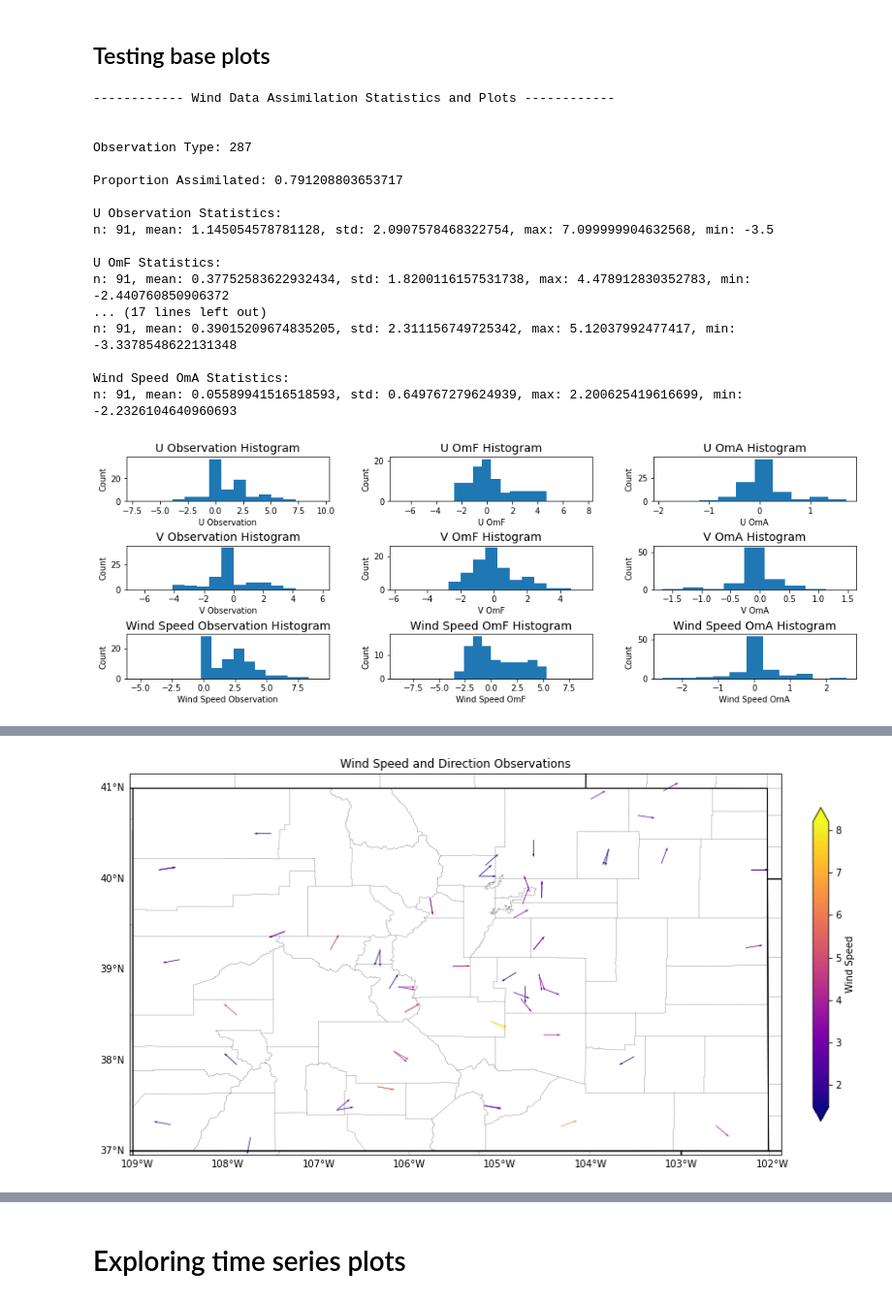
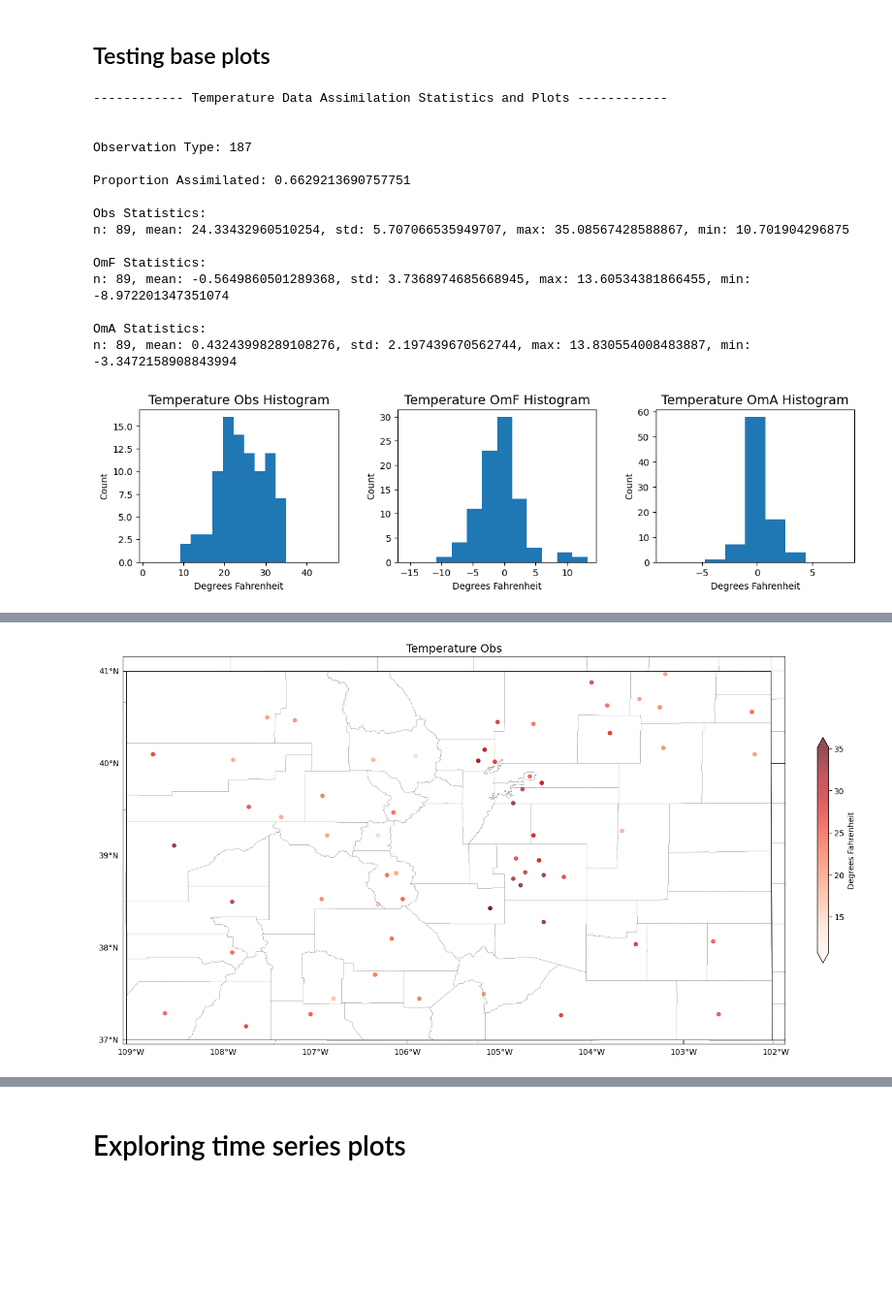
Before and after one commit to NOAA-GSL/pyDAmonitor, a Jupyter notebook: code/plot_testing.ipynb, the cells around one changed output, grey strips where cells are left out. Shown: that part at 97% size. Saved outputs shown, nothing was run; the diff lists cells and outputs as text; code cells hidden in the pictures; blank space fills up the shorter version.

Commit message:
Small tweaks to plots

```diff
--- a/code/plot_testing.ipynb
+++ b/code/plot_testing.ipynb
@@ -22,12 +22,12 @@ diag_uv_ges_fp = '../example_data/diag_conv_uv_ges.2024031812.nc4'
 diag_uv_anl_fp = '../example_data/diag_conv_uv_anl.2024031812.nc4'
 # %%
 #Temperature Diag file
-# diag_ges = Conventional(diag_t_ges_fp)
-# diag_anl = Conventional(diag_t_anl_fp)
+diag_ges = Conventional(diag_t_ges_fp)
+diag_anl = Conventional(diag_t_anl_fp)
 
 #Wind Diag file
-diag_ges = Conventional(diag_uv_ges_fp)
-diag_anl = Conventional(diag_uv_anl_fp)
+# diag_ges = Conventional(diag_uv_ges_fp)
+# diag_anl = Conventional(diag_uv_anl_fp)
 # %% [markdown]
 ## Query data
 # %%
@@ -63,14 +63,14 @@ co_lons = (360-109, 360-102) #to convert from deg west to deg east
 # wind examples
 # df_anl_fil = filter_df(df_anl, obs_types= [287], hem='CONUS')
 # df_ges_fil = filter_df(df_ges, obs_types= [287], hem='CONUS')
-df_anl_fil = filter_df(df_anl, obs_types= [287], lat_range=co_lats, lon_range=co_lons)
-df_ges_fil = filter_df(df_ges, obs_types= [287], lat_range=co_lats, lon_range=co_lons)
+# df_anl_fil = filter_df(df_anl, obs_types= [287], lat_range=co_lats, lon_range=co_lons)
+# df_ges_fil = filter_df(df_ges, obs_types= [287], lat_range=co_lats, lon_range=co_lons)
 
 # temp examples
 # df_anl_fil = filter_df(df_anl, obs_types= [187], hem='CONUS')
 # df_ges_fil = filter_df(df_ges, obs_types= [187], hem='CONUS')
-# df_anl_fil = filter_df(df_anl, obs_types= [187], lat_range=co_lats, lon_range=co_lons)
-# df_ges_fil = filter_df(df_ges, obs_types= [187], lat_range=co_lats, lon_range=co_lons)
+df_anl_fil = filter_df(df_anl, obs_types= [187], lat_range=co_lats, lon_range=co_lons)
+df_ges_fil = filter_df(df_ges, obs_types= [187], lat_range=co_lats, lon_range=co_lons)
 print(len(df_anl_fil))
 print(len(df_ges_fil))
 # %% [output]
@@ -79,24 +79,22 @@ print(len(df_ges_fil))
 # %% [markdown]
 ## Testing base plots
 # %%
-# base_plots(df_anl_fil, df_ges_fil, diag_ges.metadata)
-wind_base_plots(df_anl_fil, df_ges_fil, diag_ges.metadata)
+base_plots(df_anl_fil, df_ges_fil, diag_ges.metadata)
+# wind_base_plots(df_anl_fil, df_ges_fil, diag_ges.metadata)
 # %% [output]
------------- Wind Data Assimilation Statistics and Plots ------------
+------------ Temperature Data Assimilation Statistics and Plots ------------
 
 
-Observation Type: 287
+Observation Type: 187
 
-Proportion Assimilated: 0.791208803653717
+Proportion Assimilated: 0.6629213690757751
 
-U Observation Statistics:
-n: 91, mean: 1.145054578781128, std: 2.0907578468322754, max: 7.099999904632568, min: -3.5
+Obs Statistics:
+n: 89, mean: 24.33432960510254, std: 5.707066535949707, max: 35.08567428588867, min: 10.701904296875
 
-U OmF Statistics:
-n: 91, mean: 0.37752583622932434, std: 1.8200116157531738, max: 4.478912830352783, min: -2.440760850906372
-... (17 lines left out)
-n: 91, mean: 0.39015209674835205, std: 2.311156749725342, max: 5.12037992477417, min: -3.3378548622131348
+OmF Statistics:
+n: 89, mean: -0.5649860501289368, std: 3.7368974685668945, max: 13.60534381866455, min: -8.972201347351074
 
-Wind Speed OmA Statistics:
-n: 91, mean: 0.05589941516518593, std: 0.649767279624939, max: 2.200625419616699, min: -2.2326104640960693
+OmA Statistics:
+n: 89, mean: 0.43243998289108276, std: 2.197439670562744, max: 13.830554008483887, min: -3.3472158908843994
-[figure, old version]
+[figure, new version]
@@ -106 +101 @@ Downloading file 'us_counties_500k.shp' from 'https://github.com/Unidata/MetPy/r
-[figure, old version]
+[figure, new version]
```
Also changed, not shown: parts of 5 cells of this notebook, 1 other file.
